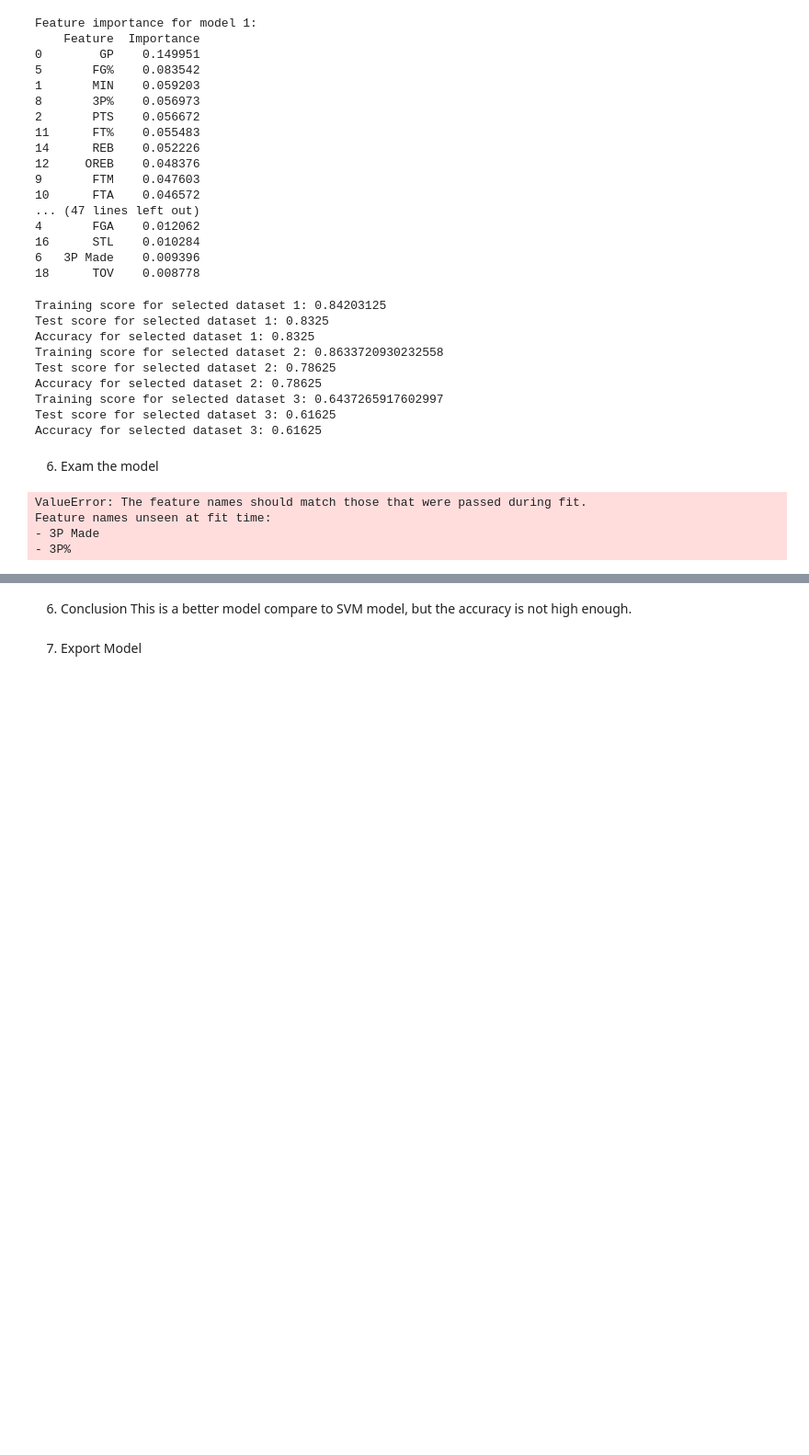
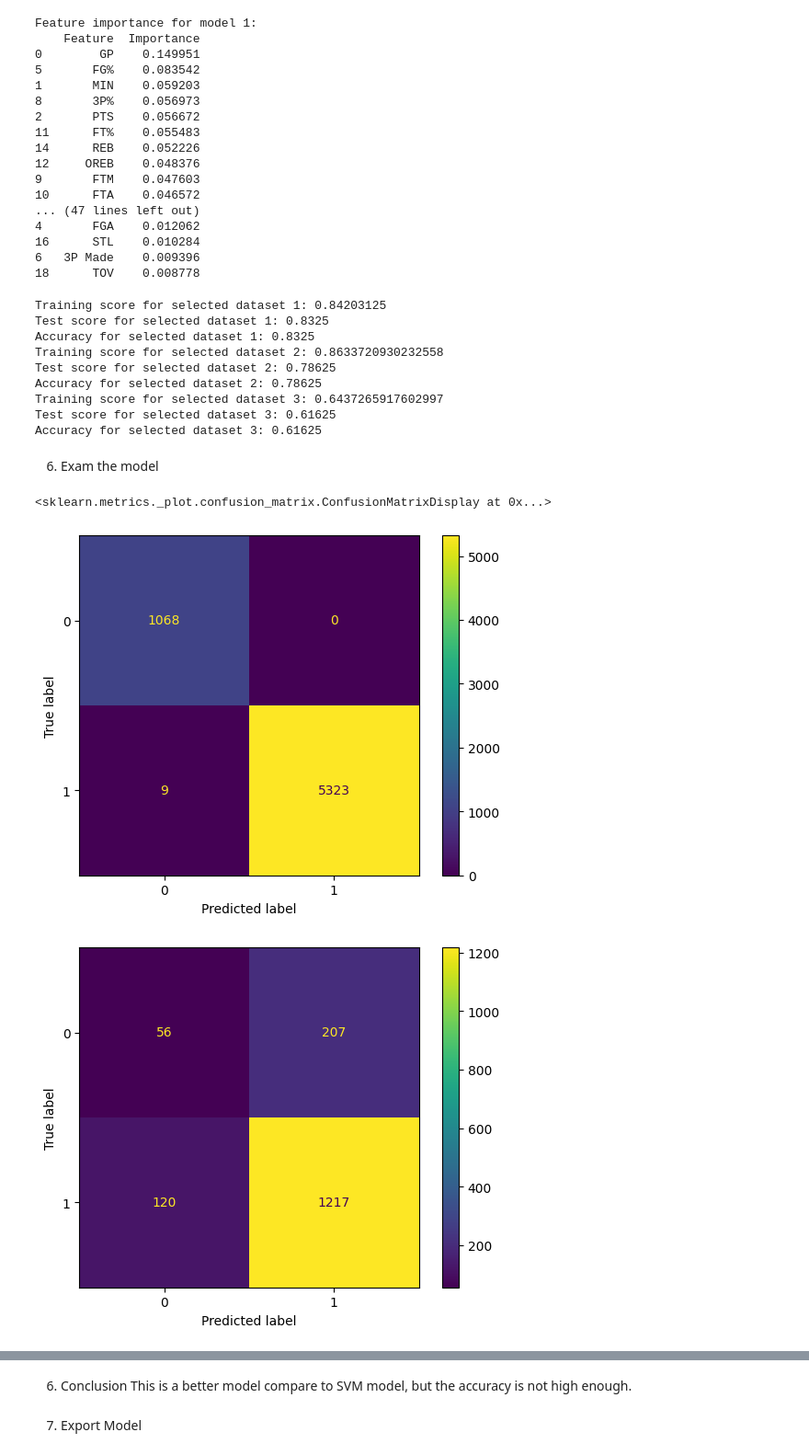
Before and after one commit to arthurso2023/ADSI_Assignment, a Jupyter notebook: notebooks/RandomForest.ipynb, the cells around one changed output, grey strips where cells are left out. Shown: that part at 92% size. Cells and saved outputs as stored; diff of their text form; code cells hidden in the pictures; blank space fills up the shorter version.

Commit message:
Update RF model evaluation

```diff
--- a/notebooks/RandomForest.ipynb
+++ b/notebooks/RandomForest.ipynb
@@ -178,13 +178,12 @@ Accuracy for selected dataset 3: 0.61625
 from sklearn.metrics import ConfusionMatrixDisplay
 import matplotlib.pyplot as plt
 # %%
-ConfusionMatrixDisplay.from_estimator(rf_model, x_data, y_data)
-ConfusionMatrixDisplay.from_estimator(rf_model, x_test, y_test)
+ConfusionMatrixDisplay.from_estimator(best_models[1], x_data, y_data)
+ConfusionMatrixDisplay.from_estimator(best_models[1], x_test, y_test)
 # %% [output]
-ValueError: The feature names should match those that were passed during fit.
-Feature names unseen at fit time:
-- 3P Made
-- 3P%
+<sklearn.metrics._plot.confusion_matrix.ConfusionMatrixDisplay at 0x...>
+[figure, added]
+[figure, added]
 # %%
 ConfusionMatrixDisplay.from_estimator(rf_model, x_data, y_data, cmap=plt.cm.Blues, normalize='true')
 ConfusionMatrixDisplay.from_estimator(rf_model, x_test, y_test, cmap=plt.cm.Blues, normalize='true')
```
Also changed, not shown: parts of 1 cell of this notebook.
